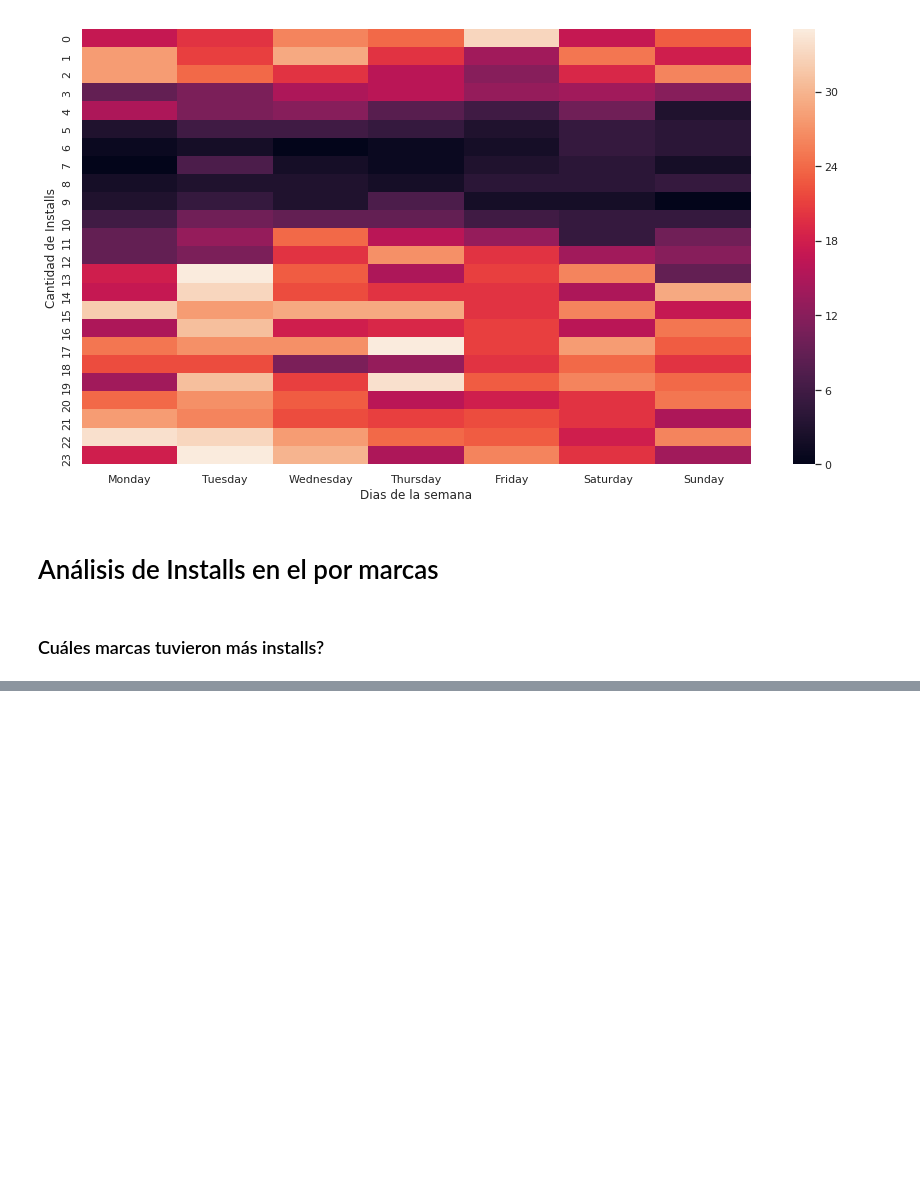
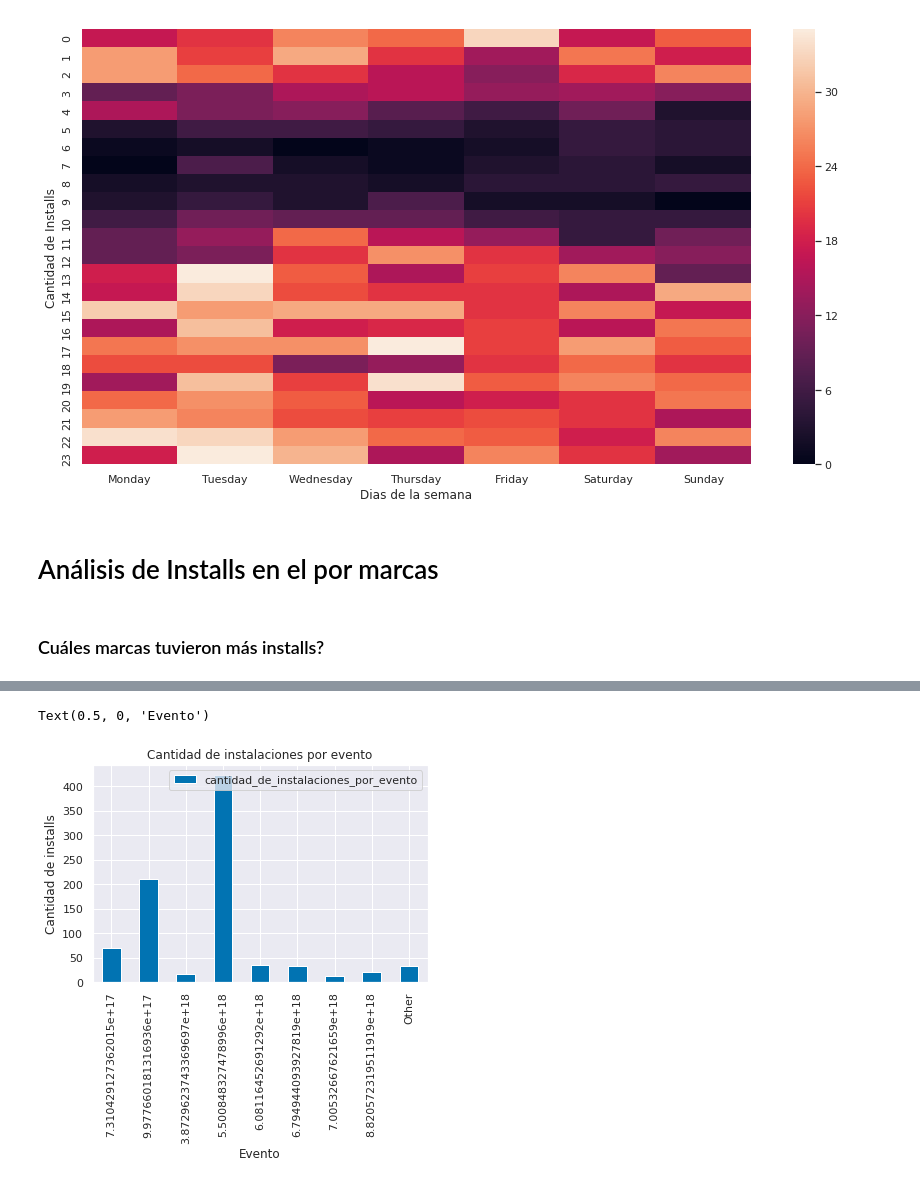
Before and after one commit to mateoicalvo/7506, a Jupyter notebook: tp1/analisis/installs/AnalisisInstalls.ipynb, the cells around one changed output, grey strips where cells are left out. Cells and saved outputs as stored; diff of their text form; code cells hidden in the pictures; blank space fills up the shorter version.

```diff
--- a/tp1/analisis/installs/AnalisisInstalls.ipynb
+++ b/tp1/analisis/installs/AnalisisInstalls.ipynb
@@ -17,6 +17,12 @@ columnas_cargar = [ "created","application_id", "ref_type", "attributed", "impli
                    "device_brand", "event_uuid", "kind", "wifi", 'ref_hash']
 
 installs = pd.read_csv("../../../data/installs.csv", usecols=columnas_cargar, parse_dates=["created"])
+
+columnas_cargar = ['event_uuid', 'attributed', 'kind']
+
+eventos = pd.read_csv('../../../data/events.csv', usecols=columnas_cargar)
+
+eventos= eventos.rename(columns = {"attributed": "attributed_evento", 'kind': 'kind_evento'})
 # %%
 installs.dtypes
 # %% [output]
@@ -119,0 +143,21 @@ Text(0.5, 0, 'Marca')
+# %%
+install_evento = pd.merge(installs.dropna(subset=['event_uuid']), eventos , how='inner', on='event_uuid')
+# %%
+install_evento_ant = install_evento.groupby(install_evento['kind_evento']).agg({"ref_hash" : "count"})
+
+otros = install_evento_ant[install_evento_ant['ref_hash'] < 10]
+install_evento_ant = install_evento_ant[install_evento_ant['ref_hash'] >= 10].reset_index()
+# %%
+adjuntar = pd.DataFrame([['Other', otros.ref_hash.sum()]])
+adjuntar.columns = ['kind_evento','ref_hash']
+
+install_evento_ant =install_evento_ant.append(adjuntar)
+install_evento_ant = install_evento_ant.rename(columns = {"ref_hash": "cantidad_de_instalaciones_por_evento"})
+# %%
+install_evento_ant.plot(x='kind_evento', y='cantidad_de_instalaciones_por_evento',kind="bar")
+plt.title("Cantidad de instalaciones por evento")
+plt.ylabel("Cantidad de installs")
+plt.xlabel("Evento")
+# %% [output]
+Text(0.5, 0, 'Evento')
+[figure, added]
```
Also changed, not shown: parts of 10 cells of this notebook.
